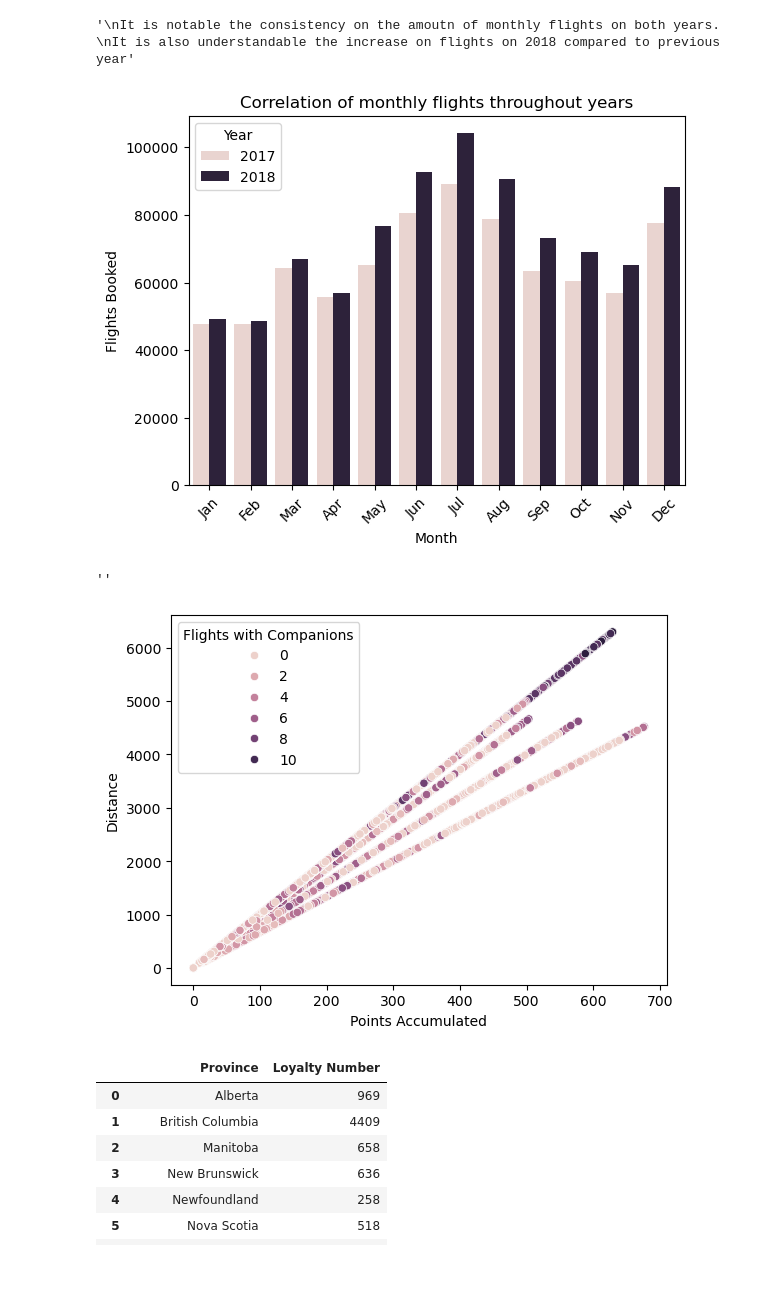
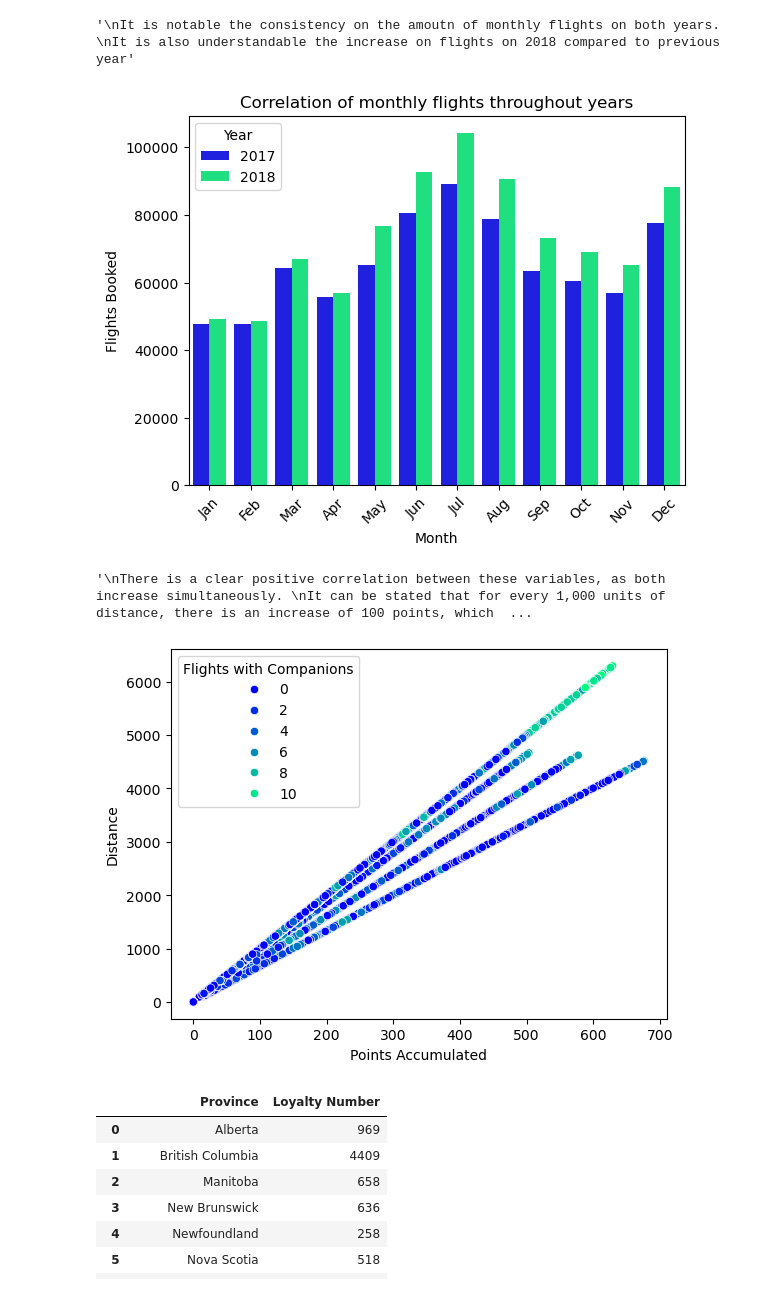
Before and after one commit to Adalab/bda-modulo-3-evaluacion-final-CibiPB, a Jupyter notebook: Notebooks/3. Data Analysis.ipynb, the cells around one changed output. Saved outputs shown, nothing was run; the diff lists cells and outputs as text; code cells hidden in the pictures.

```diff
--- a/Notebooks/3. Data Analysis.ipynb
+++ b/Notebooks/3. Data Analysis.ipynb
@@ -53,23 +52,23 @@ KeyboardInterrupt:
 # %%
 df_m_y = df_full.groupby(['Year', 'Month'])['Flights Booked'].sum().reset_index() # GROUP BY MONTH AND YEAR, THAN ADD BOOKED
 
 month_names = ['Jan', 'Feb', 'Mar', 'Apr', 'May', 'Jun', 'Jul', 'Aug', 'Sep', 'Oct', 'Nov', 'Dec']
 df_m_y['Month'] = df_m_y['Month'].apply(lambda x: month_names[x - 1]) # REPLACING NUMBERS ON RANGE FOR MONTHS, PROVIDED LIST AND INDEX TO REPLACE
 
-sns.barplot(data=df_m_y, x='Month', y='Flights Booked', hue='Year')
+sns.barplot(data=df_m_y, x='Month', y='Flights Booked', hue='Year', palette='winter')
 plt.xticks(rotation=45) # ROTATION TO NOT OVERLAY
 plt.title('Correlation of monthly flights throughout years')
 
 """
 It is notable the consistency on the amoutn of monthly flights on both years.
 It is also understandable the increase on flights on 2018 compared to previous year"""
 # %% [output]
 '\nIt is notable the consistency on the amoutn of monthly flights on both years. \nIt is also understandable the increase on flights on 2018 compared to previous year'
-[figure, old version]
+[figure, new version]
 # %%
 # CORRELATION DISTANCY AND ACCUMULATED POINTS
 
-sns.scatterplot(data=df_full, y='Distance', x='Points Accumulated', hue='Flights with Companions' )
+sns.scatterplot(data=df_full, y='Distance', x='Points Accumulated', hue='Flights with Companions', palette='winter' )
 
 """
 There is a clear positive correlation between these variables, as both increase simultaneously.
@@ -79,8 +78,8 @@ The heatmap highlights this correlation, and the graph also shows data for fligh
 Another interesting insight is that flights with companions are often associated with longer distances.
 """
 # %% [output]
-''
+'\nThere is a clear positive correlation between these variables, as both increase simultaneously. \nIt can be stated that for every 1,000 units of distance, there is an increase of 100 points, which  ...
-[figure, old version]
+[figure, new version]
 # %%
 df_c_p
 # %% [output]
```
Also changed, not shown: parts of 7 cells of this notebook.
